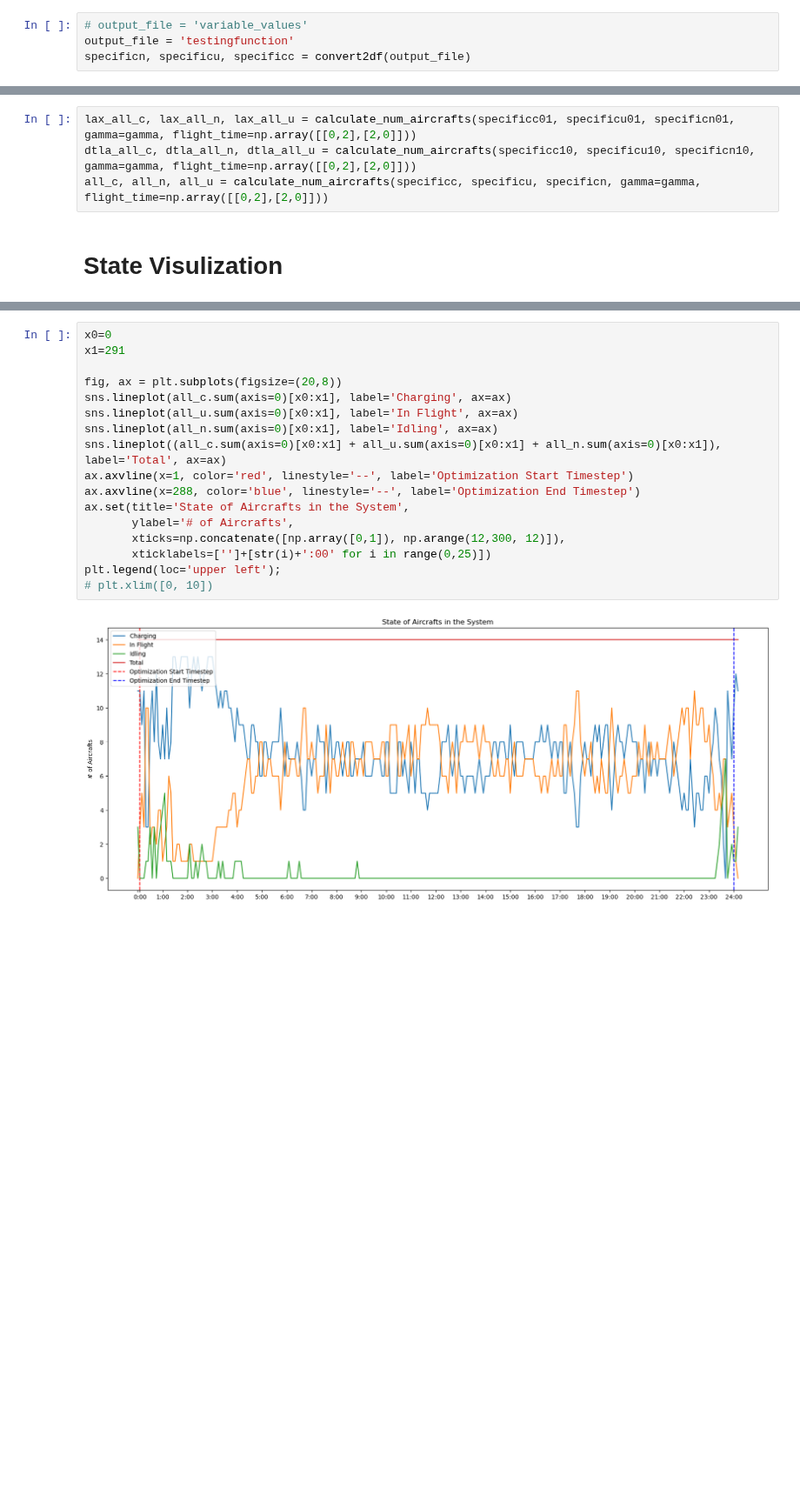
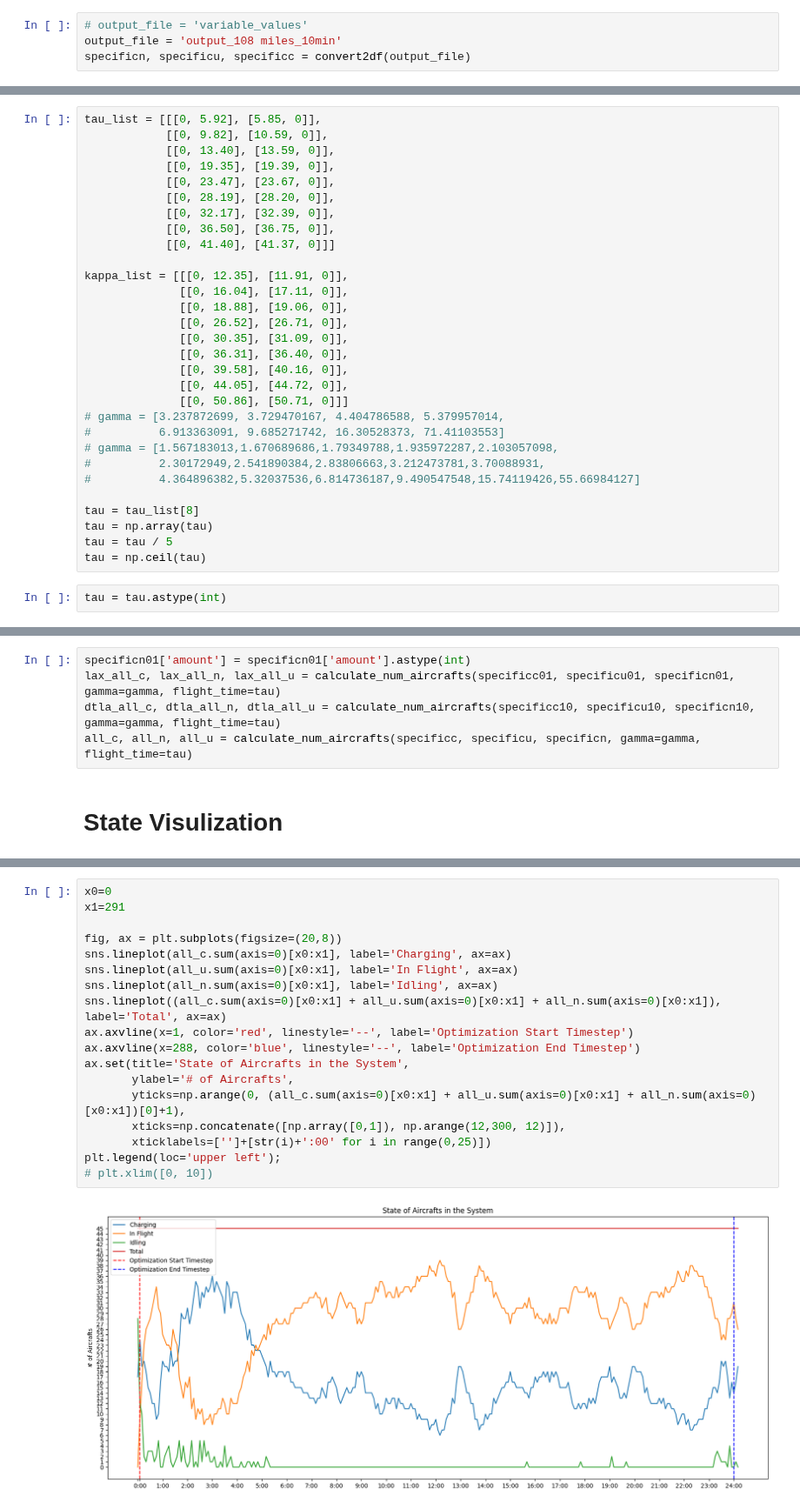
Before and after one commit to Xuan-1998/UAM_system_optimization, a Jupyter notebook: src:code/LPOutputConversion.ipynb, the cells around one changed output, grey strips where cells are left out. Shown at 87% size. Saved outputs shown, nothing was run; the diff lists cells and outputs as text; blank space fills up the shorter version.

```diff
--- a/src:code/LPOutputConversion.ipynb
+++ b/src:code/LPOutputConversion.ipynb
@@ -14,7 +14,7 @@ from ParseLP import convert2df, calculate_num_aircrafts
 # Testing
 # %%
 # output_file = 'variable_values'
-output_file = 'testingfunction'
+output_file = 'output_108 miles_10min'
 specificn, specificu, specificc = convert2df(output_file)
 # %%
 # Obtain Airport Specific Aircraft States
@@ -38,0 +59,32 @@ gamma = np.ceil(gamma)
+# %%
+tau_list = [[[0, 5.92], [5.85, 0]],
+            [[0, 9.82], [10.59, 0]],
+            [[0, 13.40], [13.59, 0]],
+            [[0, 19.35], [19.39, 0]],
+            [[0, 23.47], [23.67, 0]],
+            [[0, 28.19], [28.20, 0]],
+            [[0, 32.17], [32.39, 0]],
+            [[0, 36.50], [36.75, 0]],
+            [[0, 41.40], [41.37, 0]]]
+
+kappa_list = [[[0, 12.35], [11.91, 0]],
+              [[0, 16.04], [17.11, 0]],
+              [[0, 18.88], [19.06, 0]],
+              [[0, 26.52], [26.71, 0]],
+              [[0, 30.35], [31.09, 0]],
+              [[0, 36.31], [36.40, 0]],
+              [[0, 39.58], [40.16, 0]],
+              [[0, 44.05], [44.72, 0]],
+              [[0, 50.86], [50.71, 0]]]
+# gamma = [3.237872699, 3.729470167, 4.404786588, 5.379957014,
+#          6.913363091, 9.685271742, 16.30528373, 71.41103553]
+# gamma = [1.567183013,1.670689686,1.79349788,1.935972287,2.103057098,
+#          2.30172949,2.541890384,2.83806663,3.212473781,3.70088931,
+#          4.364896382,5.32037536,6.814736187,9.490547548,15.74119426,55.66984127]
+
+tau = tau_list[8]
+tau = np.array(tau)
+tau = tau / 5
+tau = np.ceil(tau)
+# %%
+tau = tau.astype(int)
@@ -39,7 +96,8 @@ gamma = np.ceil(gamma)
 # %%
-lax_all_c, lax_all_n, lax_all_u = calculate_num_aircrafts(specificc01, specificu01, specificn01, gamma=gamma, flight_time=np.array([[0,2],[2,0]]))
-dtla_all_c, dtla_all_n, dtla_all_u = calculate_num_aircrafts(specificc10, specificu10, specificn10, gamma=gamma, flight_time=np.array([[0,2],[2,0]]))
-all_c, all_n, all_u = calculate_num_aircrafts(specificc, specificu, specificn, gamma=gamma, flight_time=np.array([[0,2],[2,0]]))
+specificn01['amount'] = specificn01['amount'].astype(int)
+lax_all_c, lax_all_n, lax_all_u = calculate_num_aircrafts(specificc01, specificu01, specificn01, gamma=gamma, flight_time=tau)
+dtla_all_c, dtla_all_n, dtla_all_u = calculate_num_aircrafts(specificc10, specificu10, specificn10, gamma=gamma, flight_time=tau)
+all_c, all_n, all_u = calculate_num_aircrafts(specificc, specificu, specificn, gamma=gamma, flight_time=tau)
 # %% [markdown]
 # State Visulization
 # %%
@@ -94,22 +152,23 @@ At t = 290, c = 4.0 ; u= 0.0 ; n= 3.0
 # %%
 x0=0
 x1=291
 
 fig, ax = plt.subplots(figsize=(20,8))
 sns.lineplot(all_c.sum(axis=0)[x0:x1], label='Charging', ax=ax)
 sns.lineplot(all_u.sum(axis=0)[x0:x1], label='In Flight', ax=ax)
 sns.lineplot(all_n.sum(axis=0)[x0:x1], label='Idling', ax=ax)
 sns.lineplot((all_c.sum(axis=0)[x0:x1] + all_u.sum(axis=0)[x0:x1] + all_n.sum(axis=0)[x0:x1]), label='Total', ax=ax)
 ax.axvline(x=1, color='red', linestyle='--', label='Optimization Start Timestep')
 ax.axvline(x=288, color='blue', linestyle='--', label='Optimization End Timestep')
 ax.set(title='State of Aircrafts in the System',
        ylabel='# of Aircrafts',
+       yticks=np.arange(0, (all_c.sum(axis=0)[x0:x1] + all_u.sum(axis=0)[x0:x1] + all_n.sum(axis=0)[x0:x1])[0]+1),
        xticks=np.concatenate([np.array([0,1]), np.arange(12,300, 12)]),
        xticklabels=['']+[str(i)+':00' for i in range(0,25)])
 plt.legend(loc='upper left');
 # plt.xlim([0, 10])
 # %% [output]
-[figure, old version]
+[figure, new version]
 # %%
 print('At t = 0, c =', all_c.sum(axis=0)[x0:x1][0], '; u=', all_u.sum(axis=0)[x0:x1][0], '; n=', all_n.sum(axis=0)[x0:x1][0])
 print('At t = 290, c =', all_c.sum(axis=0)[x0:x1][290], '; u=', all_u.sum(axis=0)[x0:x1][290], '; n=', all_n.sum(axis=0)[x0:x1][290])
```
Also changed, not shown: parts of 7 cells of this notebook, 22 other files.
